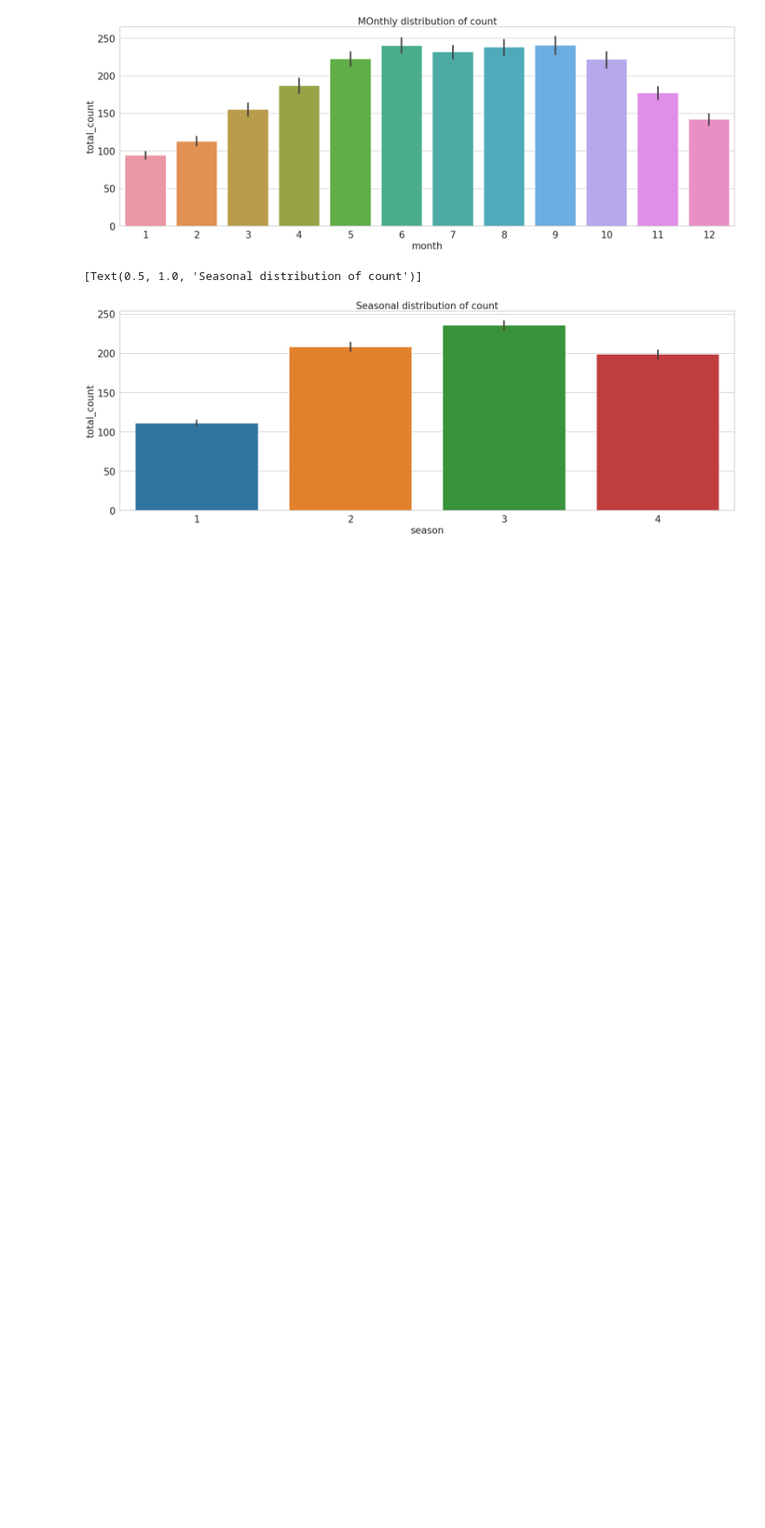
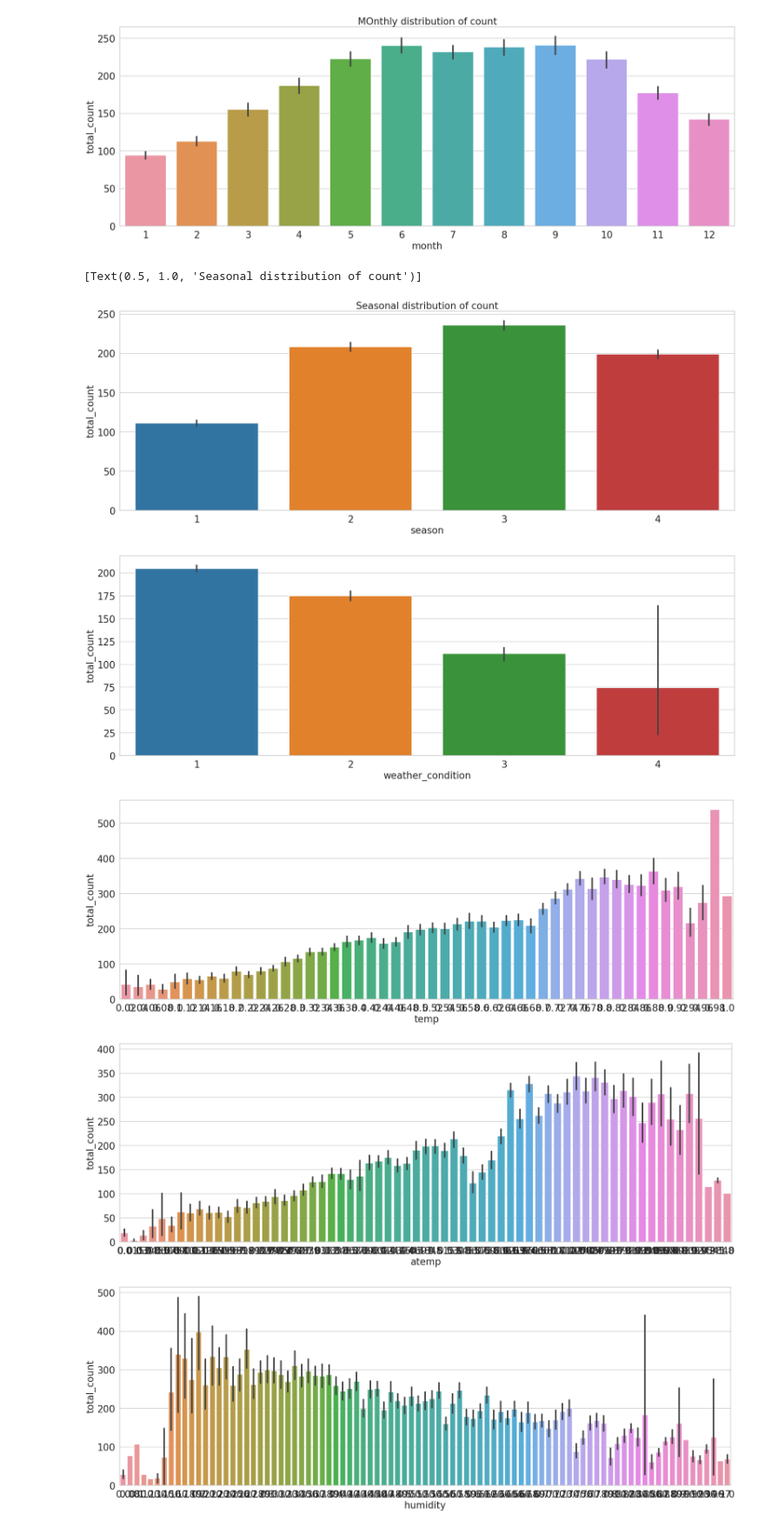
Before and after one commit to rushikeshnaik779/EDA, a Jupyter notebook: Bike_sharing_dataset.ipynb, the cells around one changed output. Shown at 87% size. Drawn from its saved outputs; the diff is of its cells as text; code cells hidden in the pictures; blank space fills up the shorter version.

```diff
--- a/Bike_sharing_dataset.ipynb
+++ b/Bike_sharing_dataset.ipynb
@@ -289,3 +289,18 @@ ax.set(title='Seasonal distribution of count')
 # %% [output]
 [Text(0.5, 1.0, 'Seasonal distribution of count')]
 [figure]
+# %%
+l = ['weather_condition',	'temp',	'atemp',	'humidity',	'windspeed', 'is_holiday', 'is_workingday']
+for i in l:
+  sns.barplot(
+      data = data,
+      x = i,
+      y= 'total_count',
+      )
+  ax.set(title=i+' distribution of count')
+  plt.show()
+# %% [output]
+[figure, added]
+[figure, added]
+[figure, added]
+[figure, added]
```
Also changed, not shown: parts of 2 cells of this notebook.
